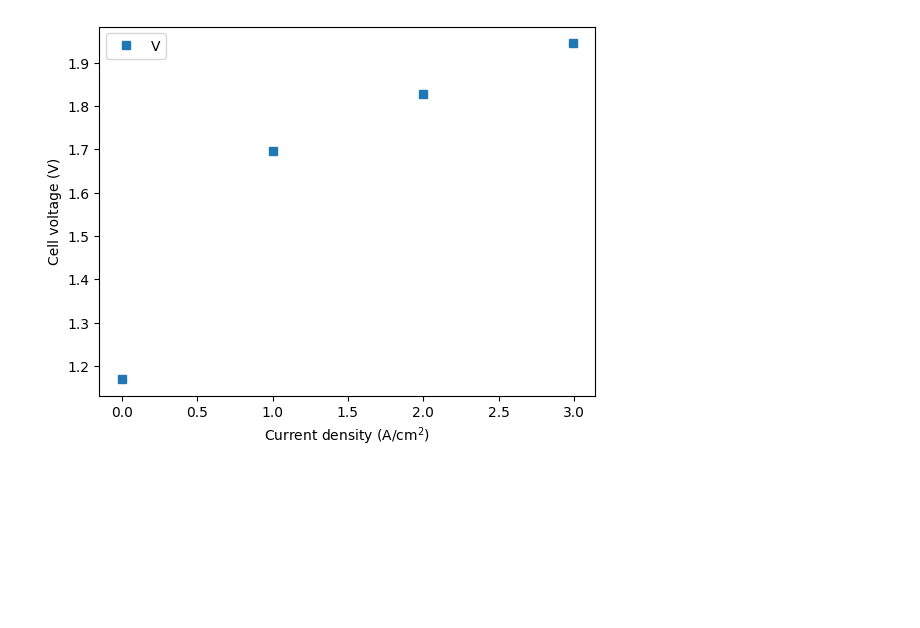
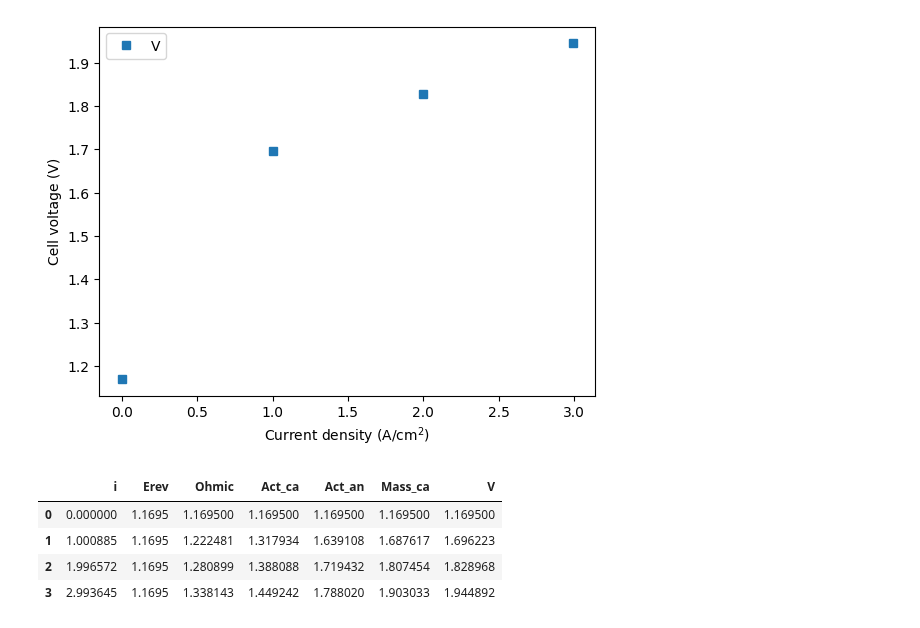
Before and after one commit to affonsop/marapendi, a Jupyter notebook: notebooks/test_data_tricker2023.ipynb, the cells around one changed output. Saved outputs shown, nothing was run; the diff lists cells and outputs as text; code cells hidden in the pictures; blank space fills up the shorter version.

```diff
--- a/notebooks/test_data_tricker2023.ipynb
+++ b/notebooks/test_data_tricker2023.ipynb
@@ -12,6 +12,14 @@ exp_data.plot(x='i', y='V', marker='s', linewidth=0,
 # %% [output]
 <Axes: xlabel='Current density (A/cm$^2$)', ylabel='Cell voltage (V)'>
 [figure]
+# %%
+exp_data
+# %% [output]
+|  | i | Erev | Ohmic | Act_ca | Act_an | Mass_ca | V |
+| 0 | 0.000000 | 1.1695 | 1.169500 | 1.169500 | 1.169500 | 1.169500 | 1.169500 |
+| 1 | 1.000885 | 1.1695 | 1.222481 | 1.317934 | 1.639108 | 1.687617 | 1.696223 |
+| 2 | 1.996572 | 1.1695 | 1.280899 | 1.388088 | 1.719432 | 1.807454 | 1.828968 |
+| 3 | 2.993645 | 1.1695 | 1.338143 | 1.449242 | 1.788020 | 1.903033 | 1.944892 |
 # %%
 ec = mrpd.ElectrolyzerCell(
     cell_area=5e-4,  # Nominal value from Tricker et al. (2023)
```
Also changed, not shown: parts of 3 cells of this notebook, 1 other file.
